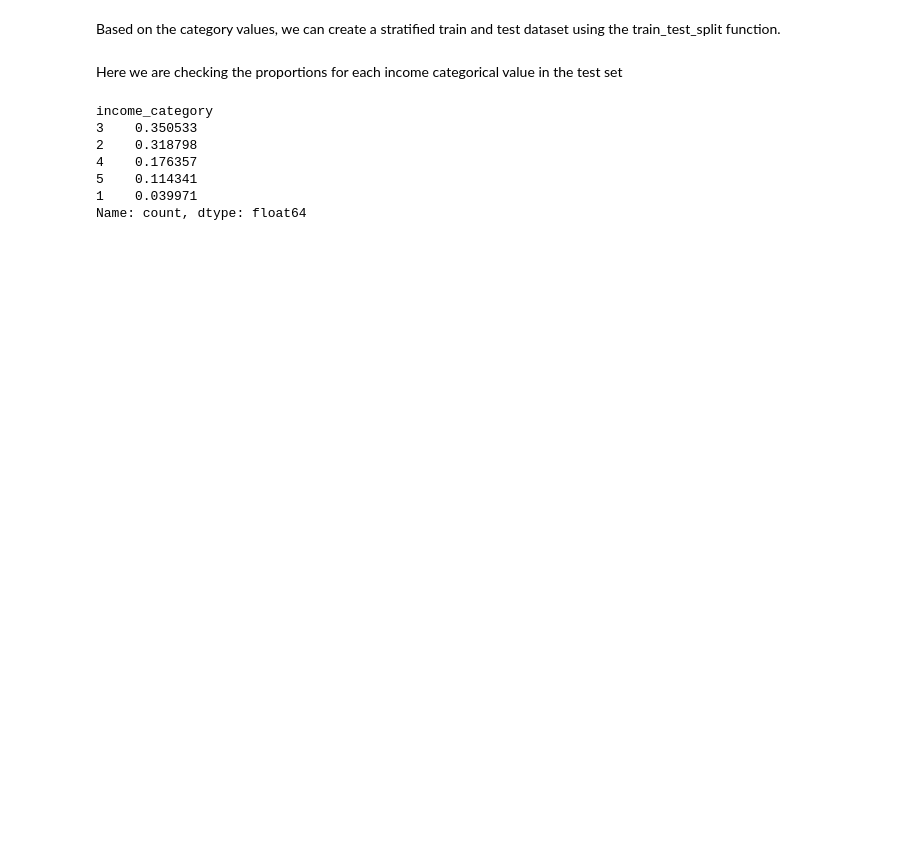
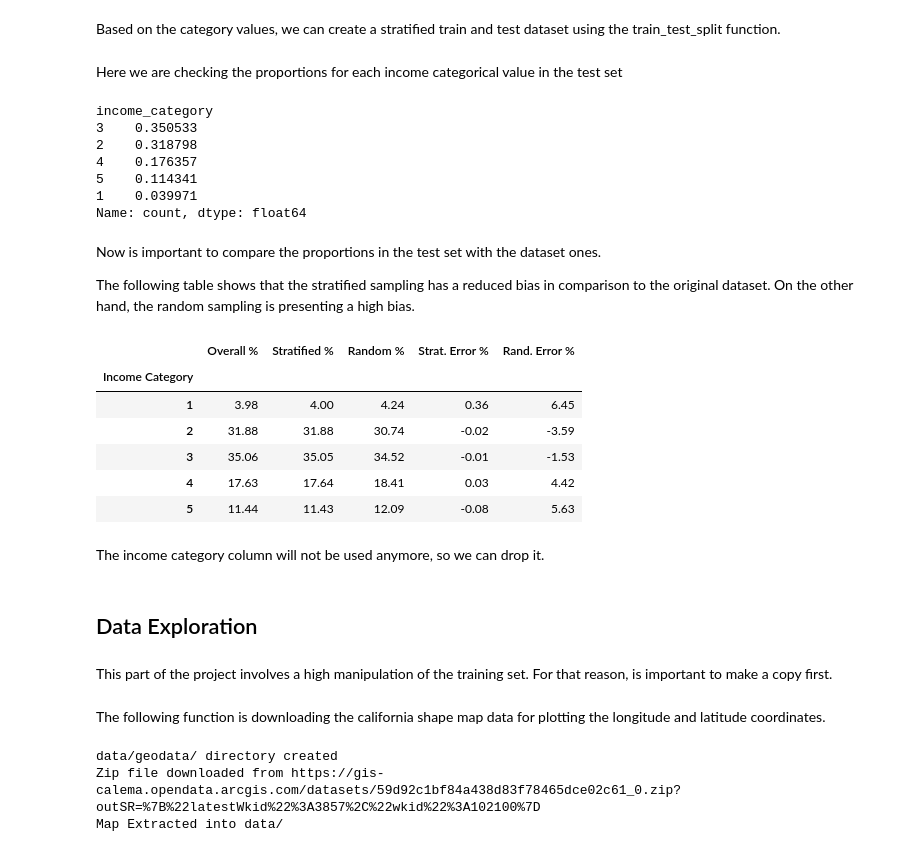
Before and after one commit to Slindex/ML-Projects, a Jupyter notebook: supervised_regression/supervised_regression.ipynb, the cells around one changed output. Cells and saved outputs as stored; diff of their text form; code cells hidden in the pictures; blank space fills up the shorter version.

```diff
--- a/supervised_regression/supervised_regression.ipynb
+++ b/supervised_regression/supervised_regression.ipynb
@@ -215,3 +219,33 @@ income_category
 5    0.114341
 1    0.039971
 Name: count, dtype: float64
+# %% [markdown]
+Now is important to compare the proportions in the test set with the dataset ones.
+
+The following table shows that the stratified sampling has a reduced bias in comparison to the original dataset. On the other hand, the random sampling is presenting a high bias.
+# %%
+def cat_proportions(data, category):
+    return data[category].value_counts() / len(data)
+
+prop_comparison = pd.DataFrame({
+    'Overall %': cat_proportions(housingDf, 'income_category'),
+    'Stratified %': cat_proportions(stratTest, 'income_category'),
+    'Random %': cat_proportions(testSet, 'income_category')
+    }).sort_index()
+
+prop_comparison.index.name = 'Income Category'
+
+prop_comparison['Strat. Error %'] = (prop_comparison['Stratified %'] / prop_comparison['Overall %'] - 1)
+prop_comparison['Rand. Error %'] = (prop_comparison['Random %'] / prop_comparison['Overall %'] - 1)
+
+(prop_comparison * 100).round(2)
+# %% [output]
+|  | Overall % | Stratified % | Random % | Strat. Error % | Rand. Error % |
+| Income Category |  |  |  |  |  |
+| 1 | 3.98 | 4.00 | 4.24 | 0.36 | 6.45 |
+| 2 | 31.88 | 31.88 | 30.74 | -0.02 | -3.59 |
+| 3 | 35.06 | 35.05 | 34.52 | -0.01 | -1.53 |
+| 4 | 17.63 | 17.64 | 18.41 | 0.03 | 4.42 |
+| 5 | 11.44 | 11.43 | 12.09 | -0.08 | 5.63 |
+# %% [markdown]
+The income category column will not be used anymore, so we can drop it.
@@ -217,0 +255,4 @@ Name: count, dtype: float64
+# %% [markdown]
+## Data Exploration
+# %% [markdown]
+This part of the project involves a high manipulation of the training set. For that reason, is important to make a copy first.
@@ -217,0 +261,8 @@ Name: count, dtype: float64
+# %% [markdown]
+The following function is downloading the california shape map data for plotting the longitude and latitude coordinates.
+# %%
+ut.downloadCaliforniaMap()
+# %% [output]
+data/geodata/ directory created
+Zip file downloaded from https://gis-calema.opendata.arcgis.com/datasets/59d92c1bf84a438d83f78465dce02c61_0.zip?outSR=%7B%22latestWkid%22%3A3857%2C%22wkid%22%3A102100%7D
+Map Extracted into data/
```
Also changed, not shown: parts of 12 cells of this notebook, 11 other files.
